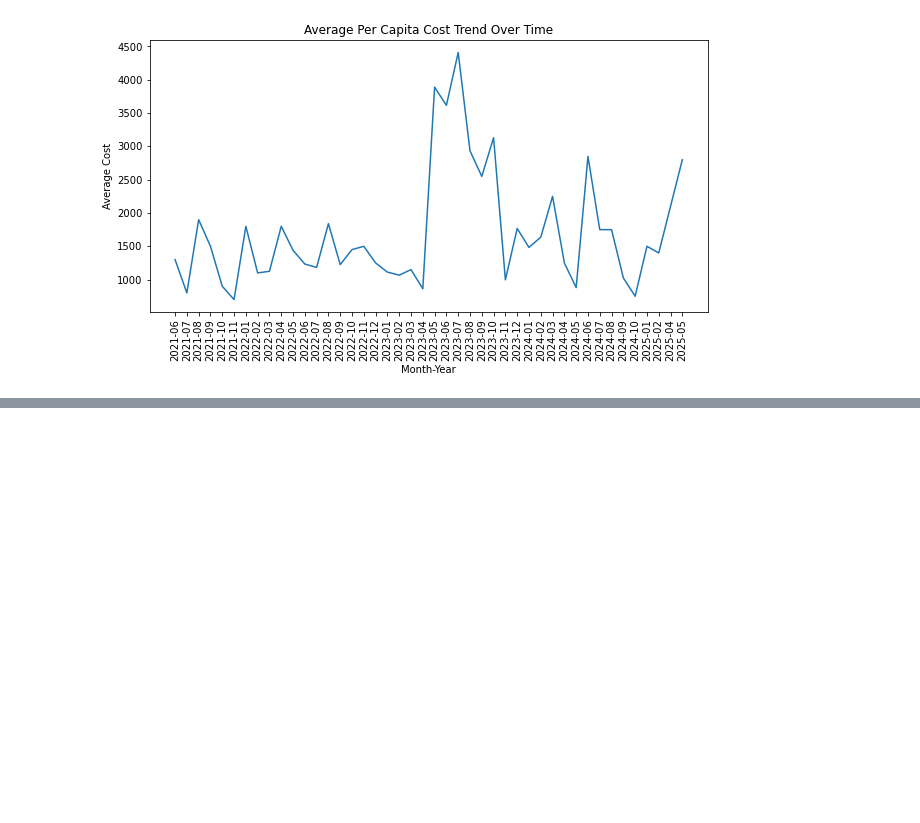
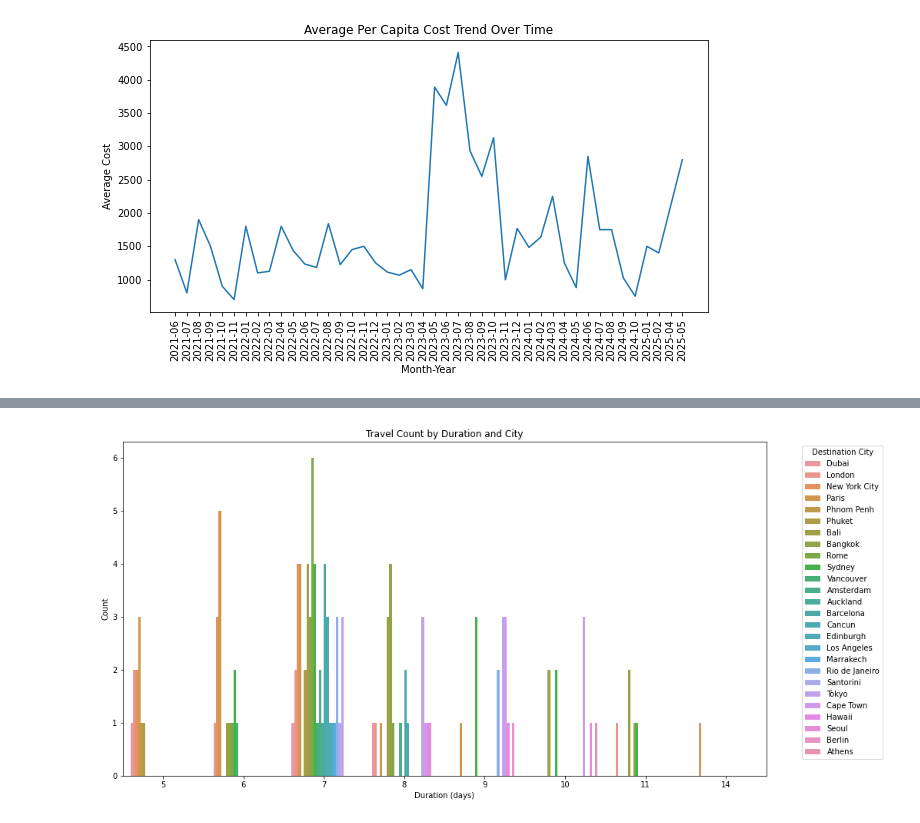
Before and after one commit to BrianDai46/SuperTravel-ETL-Process, a Jupyter notebook: analytics/EDA.ipynb, the cells around one changed output, grey strips where cells are left out. Cells and saved outputs as stored; diff of their text form; code cells hidden in the pictures; blank space fills up the shorter version.

```diff
--- a/analytics/EDA.ipynb
+++ b/analytics/EDA.ipynb
@@ -374,0 +361,3 @@ plt.show()
+# %%
+grouped_data_d = travel.groupby(['Duration (days)', 'Destination_City']).size().reset_index(name='Count')
+print(grouped_data_d)
@@ -374,0 +379,10 @@ plt.show()
+# %%
+plt.figure(figsize=(15, 8))
+sns.barplot(x='Duration (days)', y='Count', hue='Destination_City', data=grouped_data_d)
+plt.title('Travel Count by Duration and City')
+plt.xlabel('Duration (days)')
+plt.ylabel('Count')
+plt.legend(title='Destination City', bbox_to_anchor=(1.05, 1), loc='upper left')
+plt.show()
+# %% [output]
+[figure, added]
```
Also changed, not shown: parts of 43 cells of this notebook, 1 other file.
